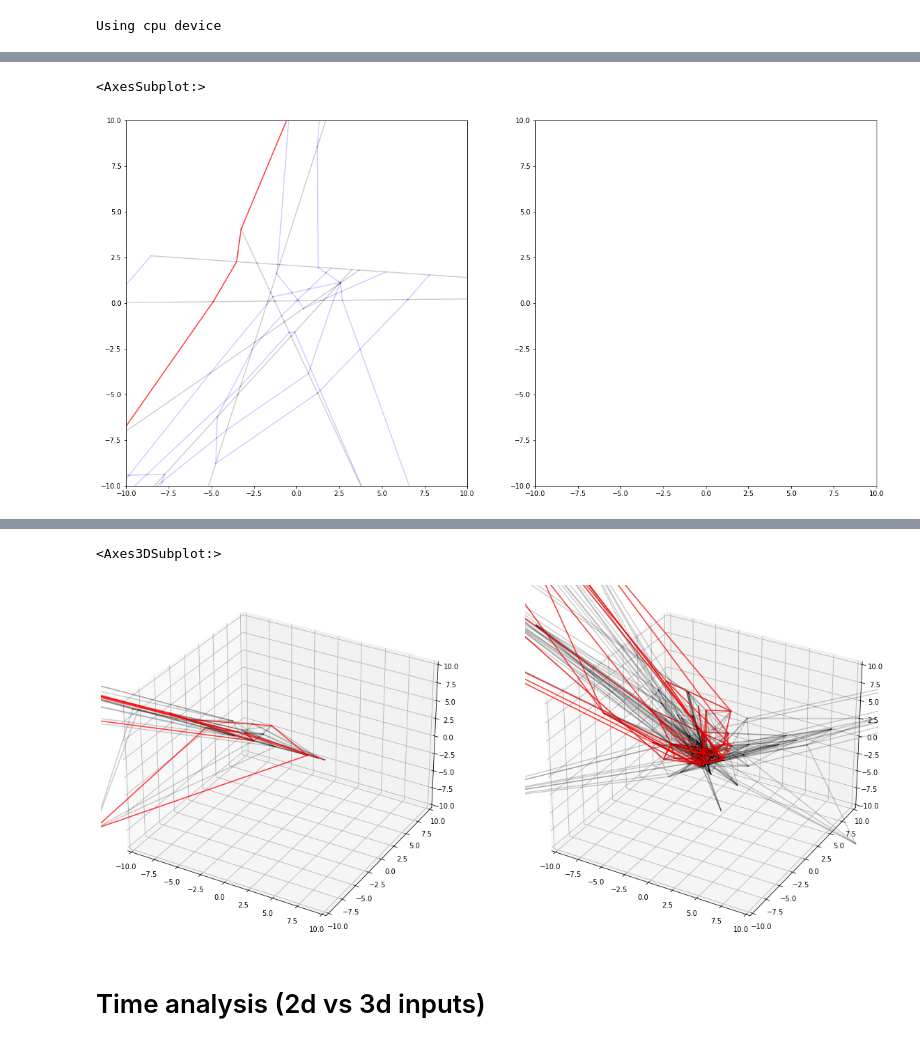
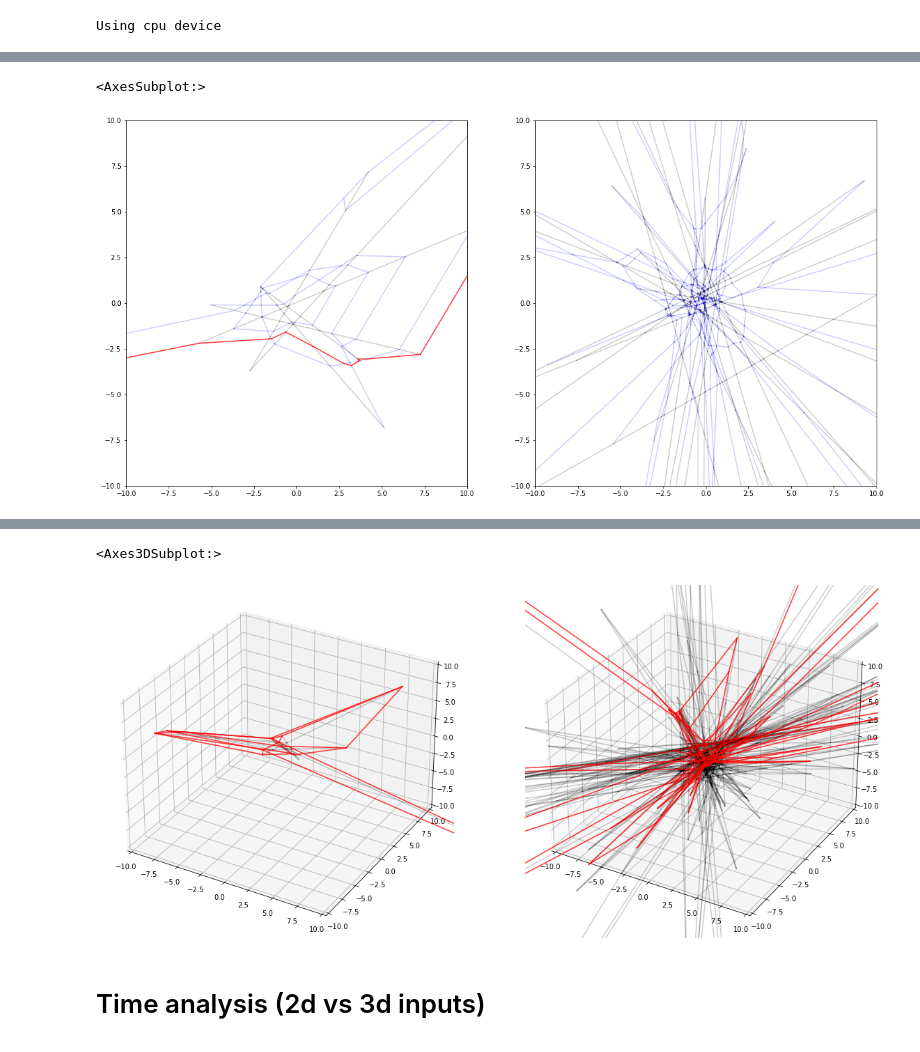
Before and after one commit to mmasden/canonicalpoly, a Jupyter notebook: Testing_Complex.ipynb, the cells around one changed output, grey strips where cells are left out. Saved outputs shown, nothing was run; the diff lists cells and outputs as text; code cells hidden in the pictures.

```diff
--- a/Testing_Complex.ipynb
+++ b/Testing_Complex.ipynb
@@ -52,11 +58,11 @@ for i in range(2):
     ax[i].set_xlim(-bound,bound)
     ax[i].set_ylim(-bound,bound)
 
-cx.plot_complex(dict_,13,colors=colors0,ax=ax[0])
-#cx.plot_complex(alldict1,41,colors=colors1,ax=ax[1])
+cx.plot_complex(dict_,13,colors=colors0,ax=ax[0],dim=2)
+cx.plot_complex(alldict1,41,colors=colors1,ax=ax[1],dim=2)
 # %% [output]
 <AxesSubplot:>
-[figure, old version]
+[figure, new version]
 # %% [markdown]
 # Wider input layer (?)
 
@@ -69,7 +75,7 @@ model0 = cx.NeuralNetwork(architecture=architecture).to(device)
 alldict0, allpts0, allssv0 = cx.get_full_complex(model0,max_depth=2)
 colors0 = ['black']*architecture[1]+['red']
 
-architecture = (3,10,1,1,1)
+architecture = (3,20,1,1,1)
 model1 = cx.NeuralNetwork(architecture=architecture).to(device)
 alldict1, allpts1, allssv1 = cx.get_full_complex(model1,max_depth=2)
 
@@ -77,20 +83,21 @@ colors1 = ['black']*architecture[1]+['red']
 # %%
 fig=plt.figure(figsize=(20,10))
 ax=[]
+
 ax.append(fig.add_subplot(121,projection='3d'))
 ax.append(fig.add_subplot(122,projection='3d'))
 bound=10
+
 for i in range(2):
     ax[i].set_xlim(-bound,bound)
     ax[i].set_ylim(-bound,bound)
     ax[i].set_zlim(-bound,bound)
 
-
-cx.plot_complex(alldict0,6,colors=colors0,ax=ax[0])
-cx.plot_complex(alldict1,11,colors=colors1,ax=ax[1])
+cx.plot_complex(alldict0,architecture[1]+1,colors=colors0,ax=ax[0],dim=3)
+cx.plot_complex(alldict1,21,colors=colors1,ax=ax[1], dim=3)
 # %% [output]
 <Axes3DSubplot:>
-[figure, old version]
+[figure, new version]
 # %% [markdown]
 # Time analysis (2d vs 3d inputs)
 
```
Also changed, not shown: parts of 1 cell of this notebook, 5 other files.
